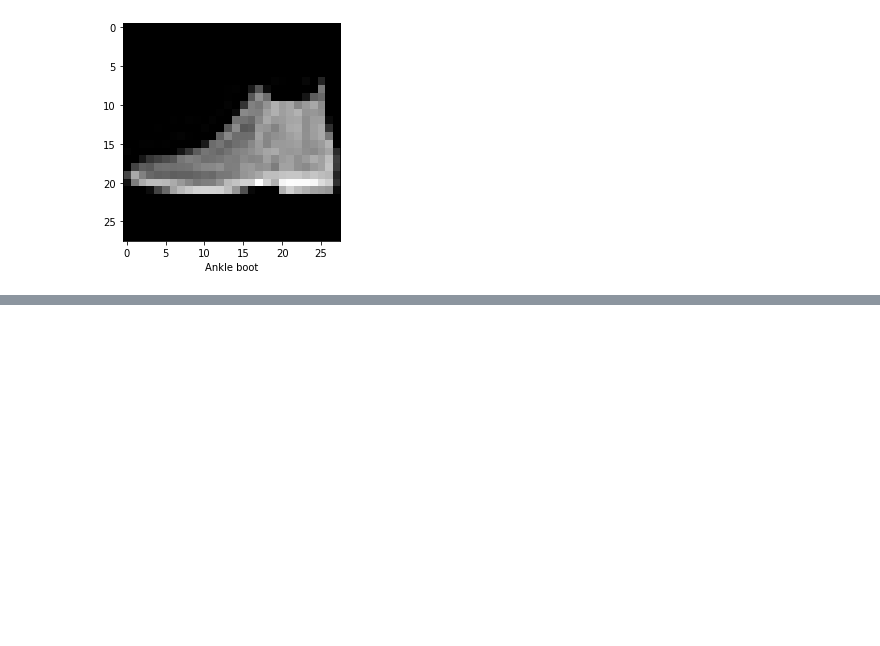
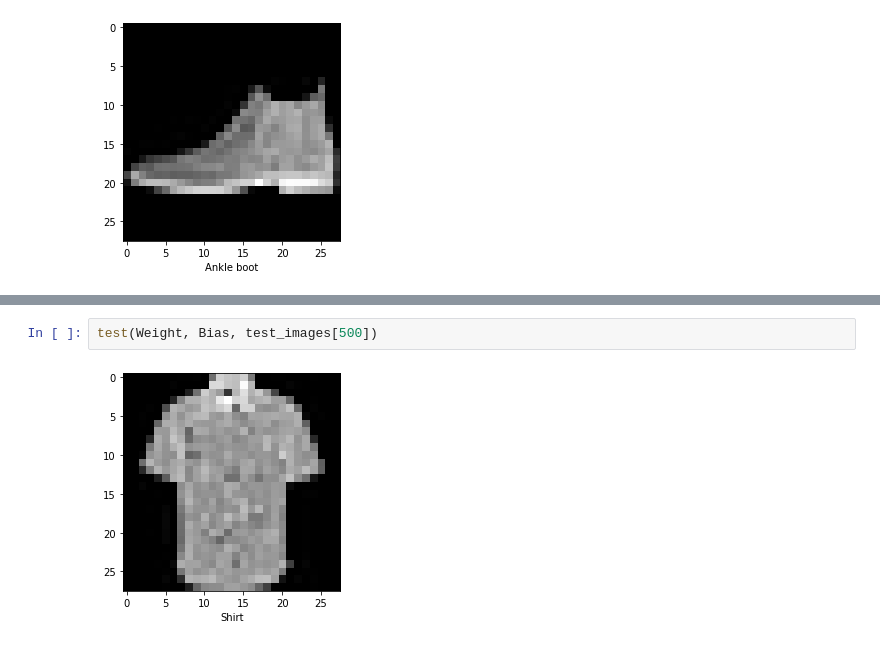
Before and after one commit to estuardozapeta/Statistical-Learning-I-Tarea-5, a Jupyter notebook: Tarea-5.ipynb, the cells around one changed output, grey strips where cells are left out. Cells and saved outputs as stored; diff of their text form; blank space fills up the shorter version.

```diff
--- a/Tarea-5.ipynb
+++ b/Tarea-5.ipynb
@@ -194,0 +217,4 @@ test(Weight, Bias, test_images[0])
+# %%
+test(Weight, Bias, test_images[500])
+# %% [output]
+[figure, added]
```
Also changed, not shown: parts of 29 cells of this notebook.
